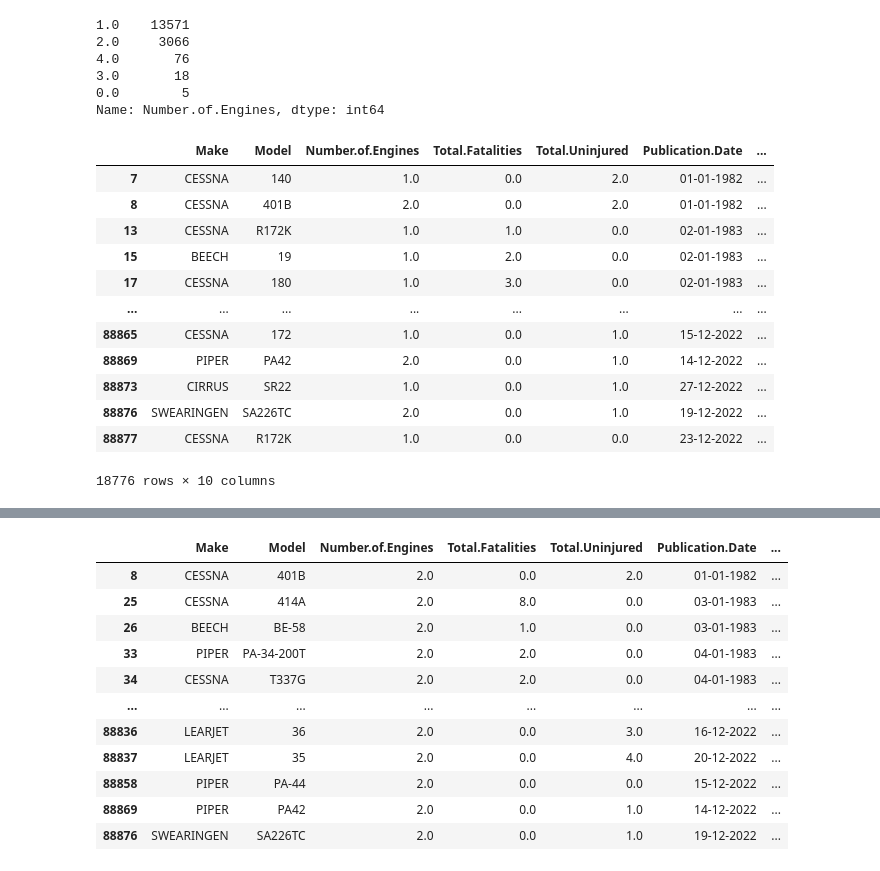
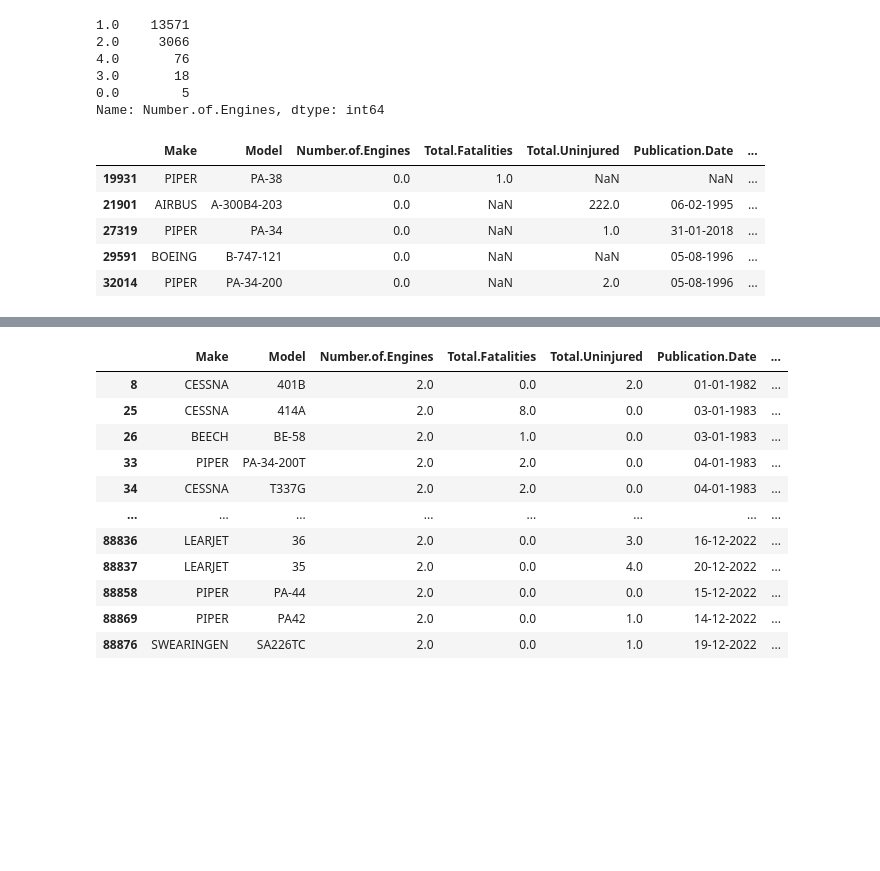
Before and after one commit to joeldmott/aviation-risk-project, a Jupyter notebook: Untitled.ipynb, the cells around one changed output, grey strips where cells are left out. Cells and saved outputs as stored; diff of their text form; code cells hidden in the pictures; blank space fills up the shorter version.

```diff
--- a/Untitled.ipynb
+++ b/Untitled.ipynb
@@ -939,19 +939,12 @@ filtered_df['Number.of.Engines'].value_counts()
 3.0       18
 0.0        5
 Name: Number.of.Engines, dtype: int64
-# %%
-filtered_df
-# %% [output]
-|  | Make | Model | Number.of.Engines | Total.Fatalities | Total.Uninjured | Publication.Date | ... |
-| 7 | CESSNA | 140 | 1.0 | 0.0 | 2.0 | 01-01-1982 | ... |
-| 8 | CESSNA | 401B | 2.0 | 0.0 | 2.0 | 01-01-1982 | ... |
-| 13 | CESSNA | R172K | 1.0 | 1.0 | 0.0 | 02-01-1983 | ... |
-| 15 | BEECH | 19 | 1.0 | 2.0 | 0.0 | 02-01-1983 | ... |
-| 17 | CESSNA | 180 | 1.0 | 3.0 | 0.0 | 02-01-1983 | ... |
-| ... | ... | ... | ... | ... | ... | ... | ... |
-| 88865 | CESSNA | 172 | 1.0 | 0.0 | 1.0 | 15-12-2022 | ... |
-| 88869 | PIPER | PA42 | 2.0 | 0.0 | 1.0 | 14-12-2022 | ... |
-| 88873 | CIRRUS | SR22 | 1.0 | 0.0 | 1.0 | 27-12-2022 | ... |
-| 88876 | SWEARINGEN | SA226TC | 2.0 | 0.0 | 1.0 | 19-12-2022 | ... |
-| 88877 | CESSNA | R172K | 1.0 | 0.0 | 0.0 | 23-12-2022 | ... |
-18776 rows × 10 columns
+# %%
+filtered_df.loc[filtered_df['Number.of.Engines'] == 0]
+# %% [output]
+|  | Make | Model | Number.of.Engines | Total.Fatalities | Total.Uninjured | Publication.Date | ... |
+| 19931 | PIPER | PA-38 | 0.0 | 1.0 | NaN | NaN | ... |
+| 21901 | AIRBUS | A-300B4-203 | 0.0 | NaN | 222.0 | 06-02-1995 | ... |
+| 27319 | PIPER | PA-34 | 0.0 | NaN | 1.0 | 31-01-2018 | ... |
+| 29591 | BOEING | B-747-121 | 0.0 | NaN | NaN | 05-08-1996 | ... |
+| 32014 | PIPER | PA-34-200 | 0.0 | NaN | 2.0 | 05-08-1996 | ... |
```
Also changed, not shown: parts of 91 cells of this notebook, 2 other files.
